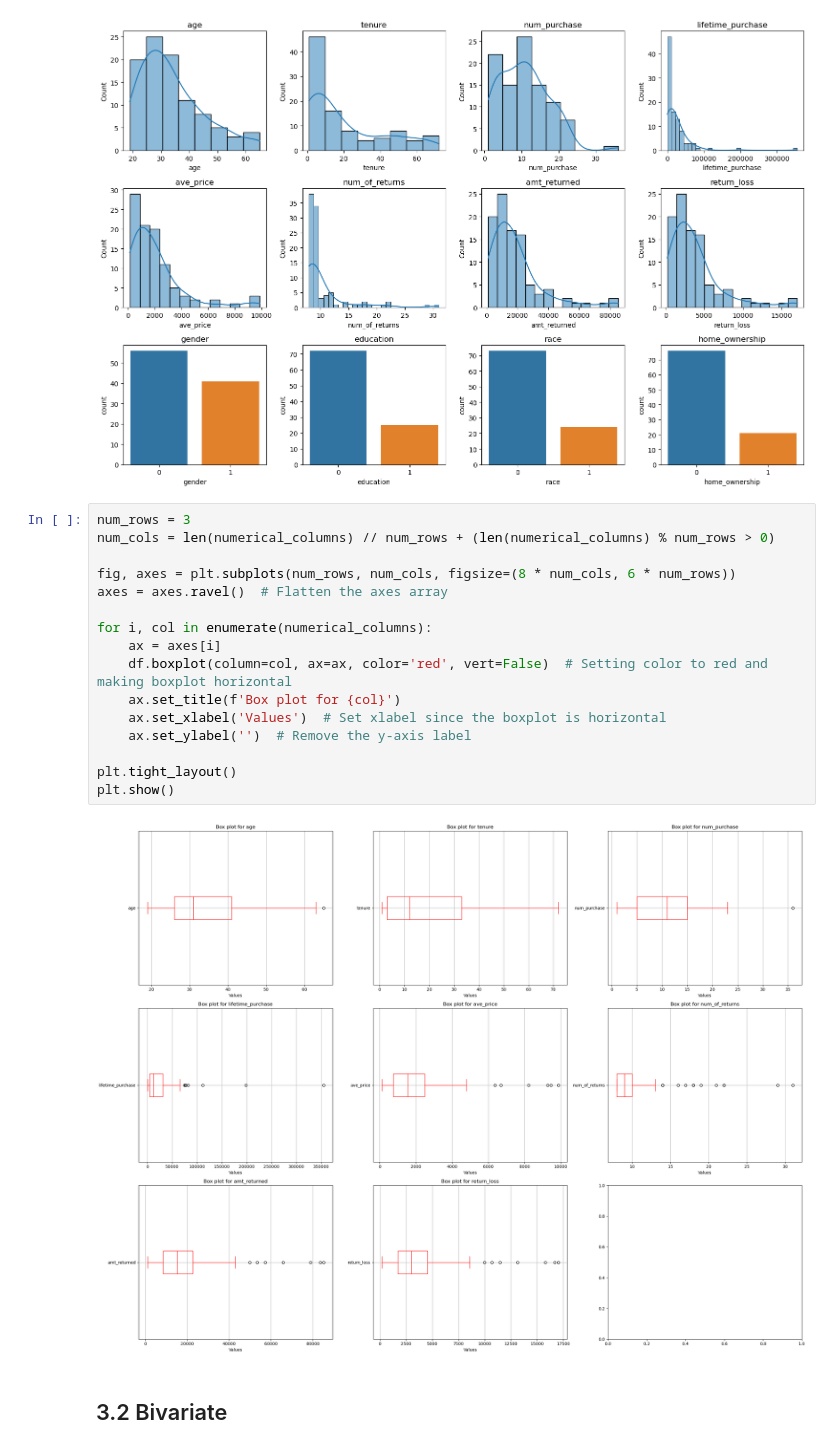
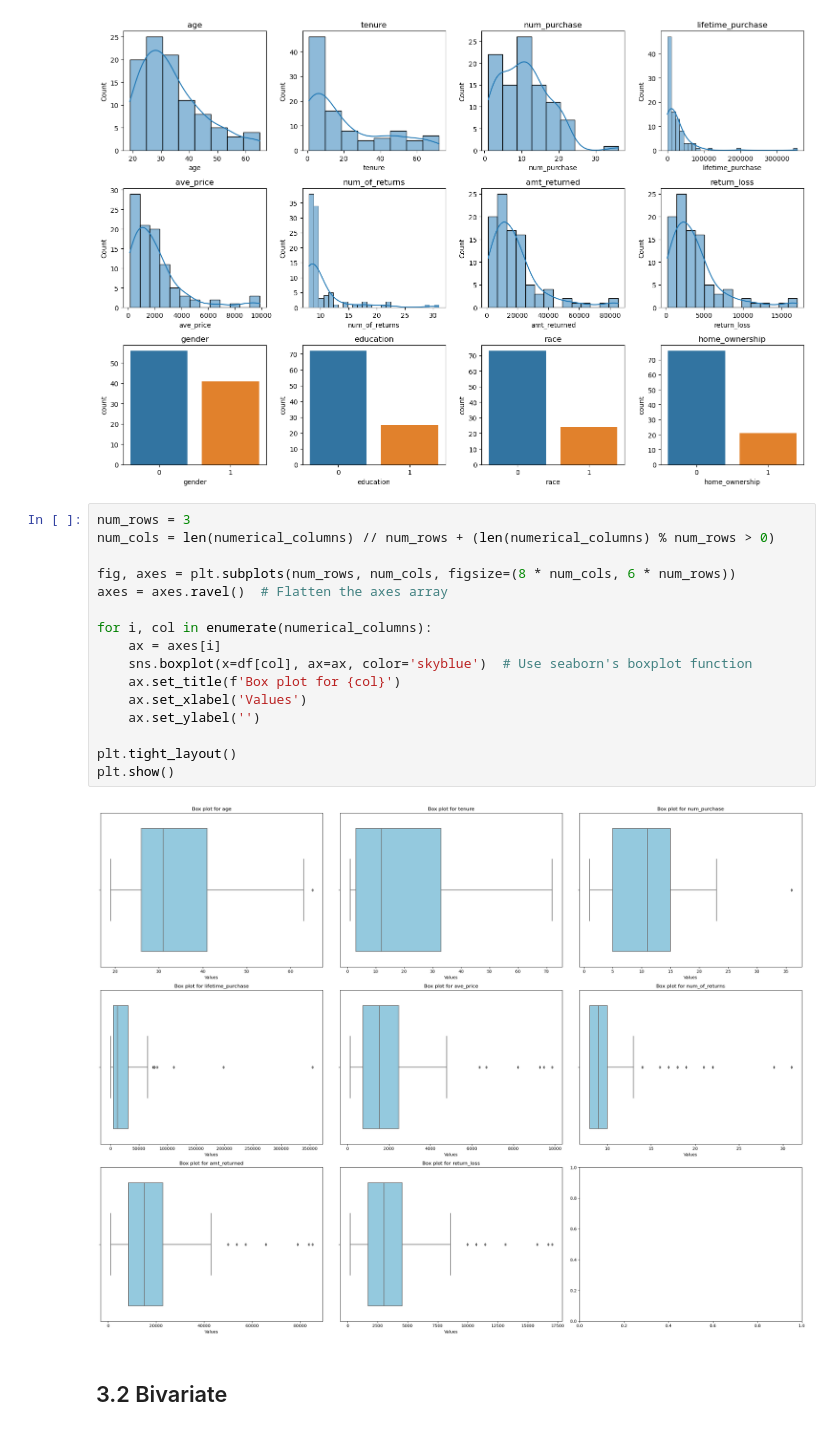
Before and after one commit to MarkPhamm/AI---ML, a Jupyter notebook: end-to-end.ipynb, the cells around one changed output. Drawn from its saved outputs; the diff is of its cells as text.

```diff
--- a/end-to-end.ipynb
+++ b/end-to-end.ipynb
@@ -429,21 +429,21 @@ plt.show()
 # %%
 num_rows = 3
 num_cols = len(numerical_columns) // num_rows + (len(numerical_columns) % num_rows > 0)
 
 fig, axes = plt.subplots(num_rows, num_cols, figsize=(8 * num_cols, 6 * num_rows))
 axes = axes.ravel()  # Flatten the axes array
 
 for i, col in enumerate(numerical_columns):
     ax = axes[i]
-    df.boxplot(column=col, ax=ax, color='red', vert=False)  # Setting color to red and making boxplot horizontal
+    sns.boxplot(x=df[col], ax=ax, color='skyblue')  # Use seaborn's boxplot function
     ax.set_title(f'Box plot for {col}')
-    ax.set_xlabel('Values')  # Set xlabel since the boxplot is horizontal
-    ax.set_ylabel('')  # Remove the y-axis label
+    ax.set_xlabel('Values')
+    ax.set_ylabel('')
 
 plt.tight_layout()
 plt.show()
 # %% [output]
-[figure, old version]
+[figure, new version]
 # %% [markdown]
 ## 3.2 Bivariate
 # %%
```
Also changed, not shown: parts of 2 cells of this notebook.
